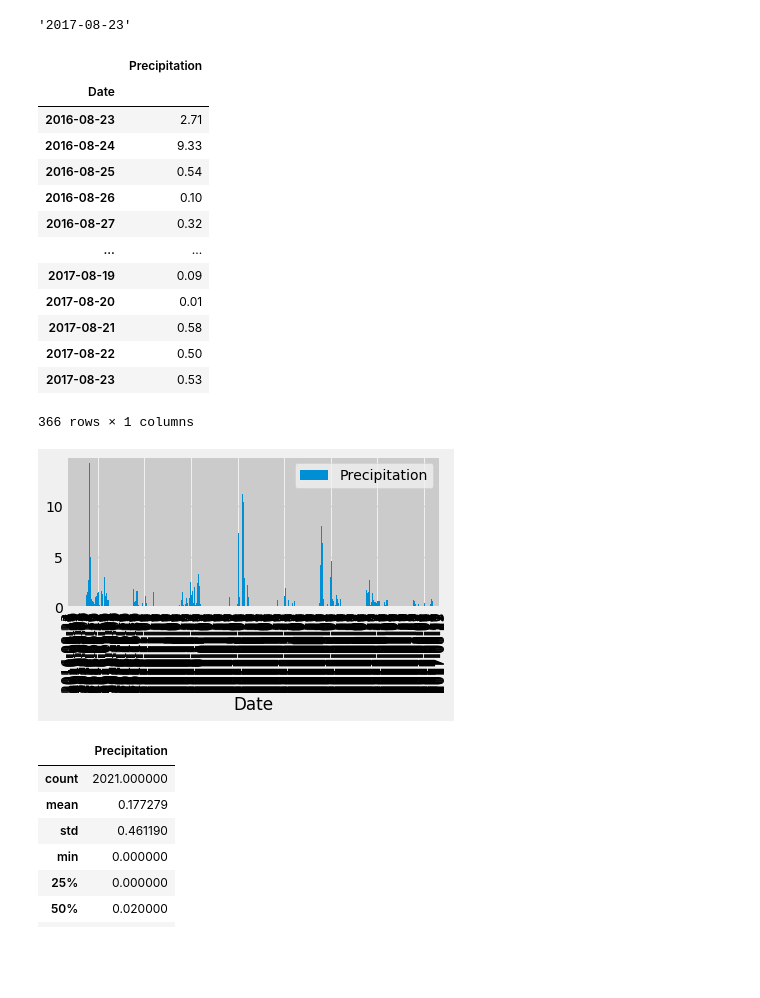
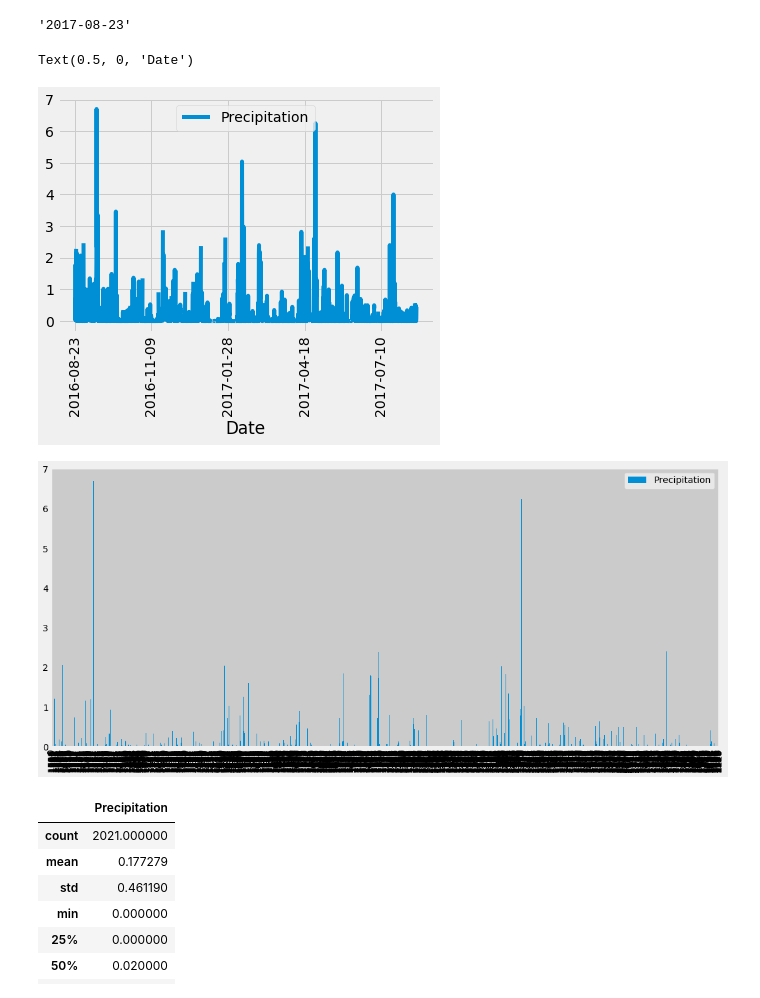
Before and after one commit to carmelamonis/sqlalchemy-challenge, a Jupyter notebook: climate_starter.ipynb, the cells around one changed output. Drawn from its saved outputs; the diff is of its cells as text; code cells hidden in the pictures; blank space fills up the shorter version.

```diff
--- a/climate_starter.ipynb
+++ b/climate_starter.ipynb
@@ -110,9 +94,7 @@ recent_date
 month_12 = dt.date(2017, 8, 23) - dt.timedelta(days=365)
 
 # Perform a query to retrieve the data and precipitation scores
-last_12 = session.query(Measurement.date, Measurement.prcp).\
-filter(Measurement.date >= month_12).\
-filter(Measurement.date <= recent_date).all()
+last_12 = session.query(Measurement.date, Measurement.prcp).filter(Measurement.date >= month_12).all()
 
 
 # Save the query results as a Pandas DataFrame and set the index to the date column
@@ -122,32 +104,25 @@ df = pd.DataFrame(last_12, columns = ['Date', 'Precipitation'])
 df = df.sort_values("Date")
 df.set_index("Date")
 
-dfscore = df.groupby('Date').sum()
-dfscore
+# dfsum = df.groupby('Date').sum()
+# dfsum
+df.plot(x='Date', y='Precipitation', rot=90)
+plt.xlabel("Date")
+# df.columns
 # %% [output]
-|  | Precipitation |
-| Date |  |
-| 2016-08-23 | 2.71 |
-| 2016-08-24 | 9.33 |
-| 2016-08-25 | 0.54 |
-| 2016-08-26 | 0.10 |
-| 2016-08-27 | 0.32 |
-| ... | ... |
-| 2017-08-19 | 0.09 |
-| 2017-08-20 | 0.01 |
-| 2017-08-21 | 0.58 |
-| 2017-08-22 | 0.50 |
-| 2017-08-23 | 0.53 |
-366 rows × 1 columns
+Text(0.5, 0, 'Date')
+[figure, added]
 # %%
 # Use Pandas Plotting with Matplotlib to plot the data
-df.plot.ab(kind="bar", use_index=True)
-dfscore.plot.bar()
+x = df.plot.bar(figsize=(15, 7))
+#x.set_xticklabels ([w if not i%40 else "" for i, w in enumerate(x.get_xticklabels())])
+#df.plot(kind="bar", use_index=True)
+#dfscore.plot.bar()
 plt.tight_layout()
 plt.show()
 #plot.show()
 # %% [output]
-[figure, old version]
+[figure, new version]
 # %%
 plt.show()
 # %%
```
Also changed, not shown: parts of 4 cells of this notebook, 2 other files.
